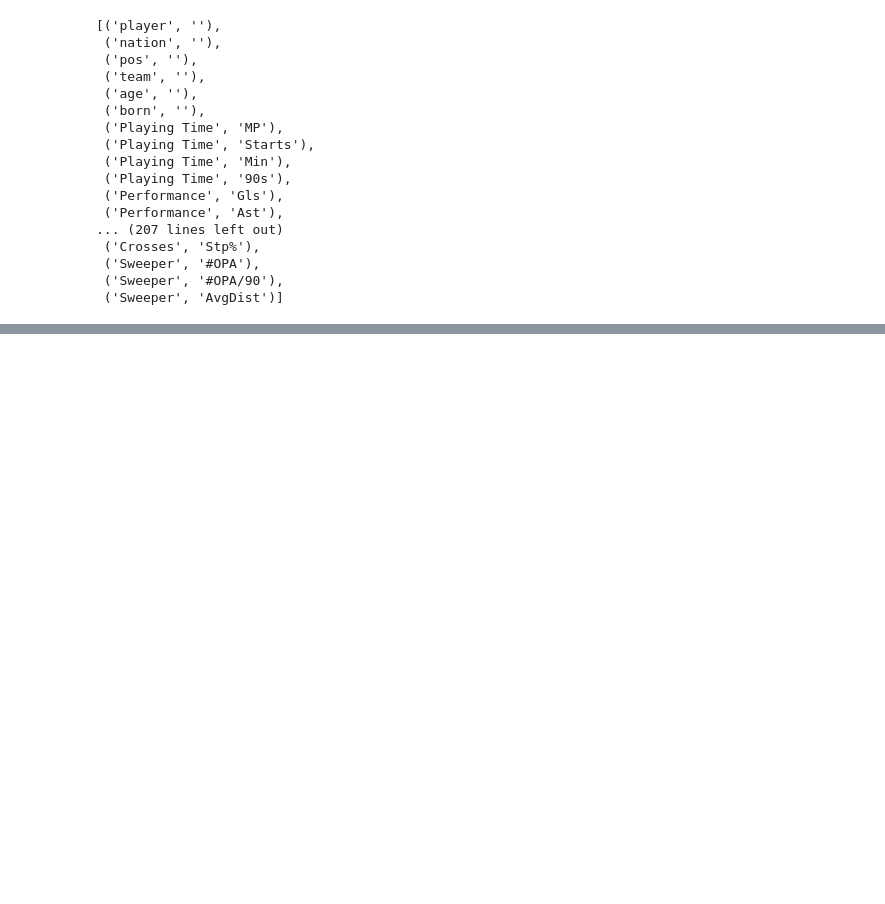
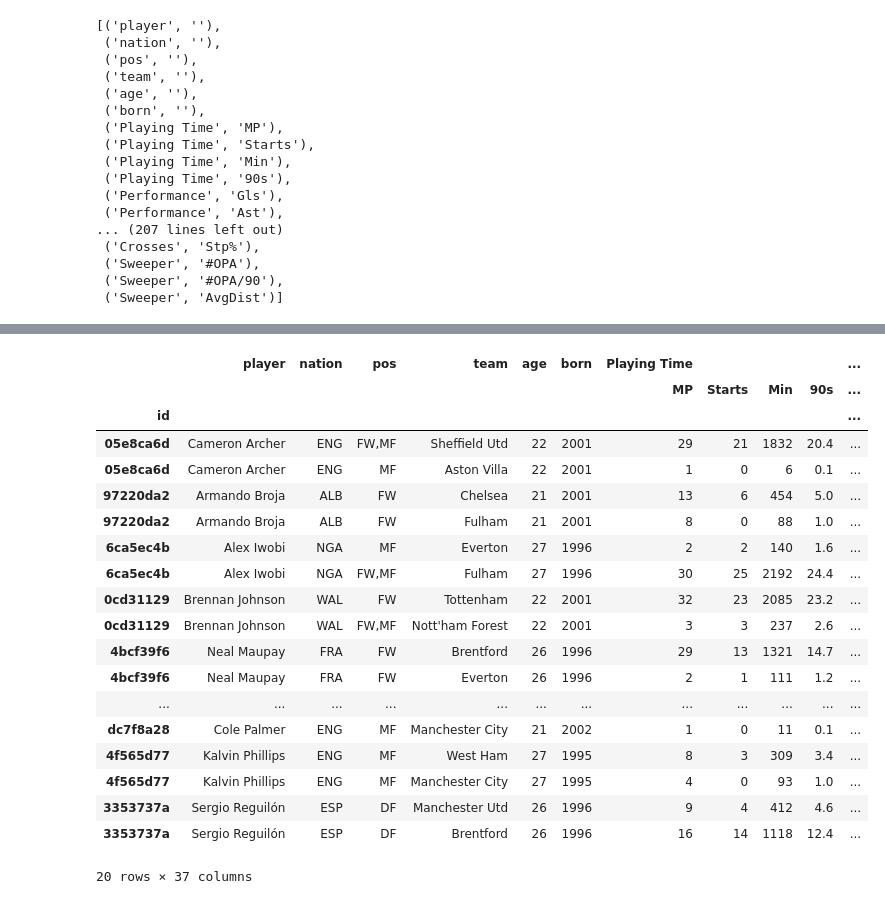
Before and after one commit to PTIT-D22KH/fbref-experimenting, a Jupyter notebook: fbref-players/epl/epl.ipynb, the cells around one changed output, grey strips where cells are left out. Drawn from its saved outputs; the diff is of its cells as text; code cells hidden in the pictures; blank space fills up the shorter version.

```diff
--- a/fbref-players/epl/epl.ipynb
+++ b/fbref-players/epl/epl.ipynb
@@ -470,0 +444,23 @@ df1.head()
+# %%
+df1_filtered
+# %% [output]
+|  | player | nation | pos | team | age | born | Playing Time |  |  |  | ... |
+|  |  |  |  |  |  |  | MP | Starts | Min | 90s | ... |
+| id |  |  |  |  |  |  |  |  |  |  | ... |
+| 05e8ca6d | Cameron Archer | ENG | FW,MF | Sheffield Utd | 22 | 2001 | 29 | 21 | 1832 | 20.4 | ... |
+| 05e8ca6d | Cameron Archer | ENG | MF | Aston Villa | 22 | 2001 | 1 | 0 | 6 | 0.1 | ... |
+| 97220da2 | Armando Broja | ALB | FW | Chelsea | 21 | 2001 | 13 | 6 | 454 | 5.0 | ... |
+| 97220da2 | Armando Broja | ALB | FW | Fulham | 21 | 2001 | 8 | 0 | 88 | 1.0 | ... |
+| 6ca5ec4b | Alex Iwobi | NGA | MF | Everton | 27 | 1996 | 2 | 2 | 140 | 1.6 | ... |
+| 6ca5ec4b | Alex Iwobi | NGA | FW,MF | Fulham | 27 | 1996 | 30 | 25 | 2192 | 24.4 | ... |
+| 0cd31129 | Brennan Johnson | WAL | FW | Tottenham | 22 | 2001 | 32 | 23 | 2085 | 23.2 | ... |
+| 0cd31129 | Brennan Johnson | WAL | FW,MF | Nott'ham Forest | 22 | 2001 | 3 | 3 | 237 | 2.6 | ... |
+| 4bcf39f6 | Neal Maupay | FRA | FW | Brentford | 26 | 1996 | 29 | 13 | 1321 | 14.7 | ... |
+| 4bcf39f6 | Neal Maupay | FRA | FW | Everton | 26 | 1996 | 2 | 1 | 111 | 1.2 | ... |
+| ... | ... | ... | ... | ... | ... | ... | ... | ... | ... | ... | ... |
+| dc7f8a28 | Cole Palmer | ENG | MF | Manchester City | 21 | 2002 | 1 | 0 | 11 | 0.1 | ... |
+| 4f565d77 | Kalvin Phillips | ENG | MF | West Ham | 27 | 1995 | 8 | 3 | 309 | 3.4 | ... |
+| 4f565d77 | Kalvin Phillips | ENG | MF | Manchester City | 27 | 1995 | 4 | 0 | 93 | 1.0 | ... |
+| 3353737a | Sergio Reguilón | ESP | DF | Manchester Utd | 26 | 1996 | 9 | 4 | 412 | 4.6 | ... |
+| 3353737a | Sergio Reguilón | ESP | DF | Brentford | 26 | 1996 | 16 | 14 | 1118 | 12.4 | ... |
+20 rows × 37 columns
```
Also changed, not shown: parts of 17 cells of this notebook, 1 other file.
